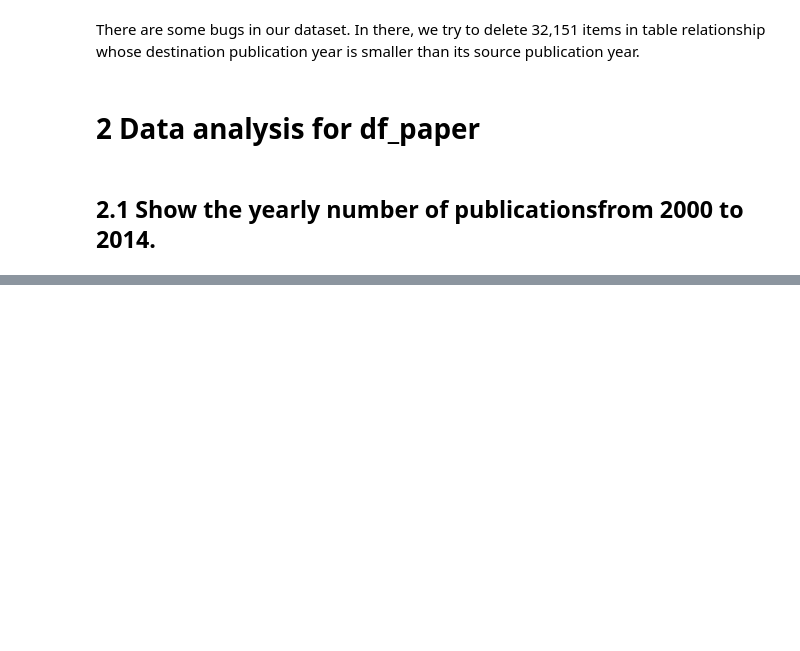
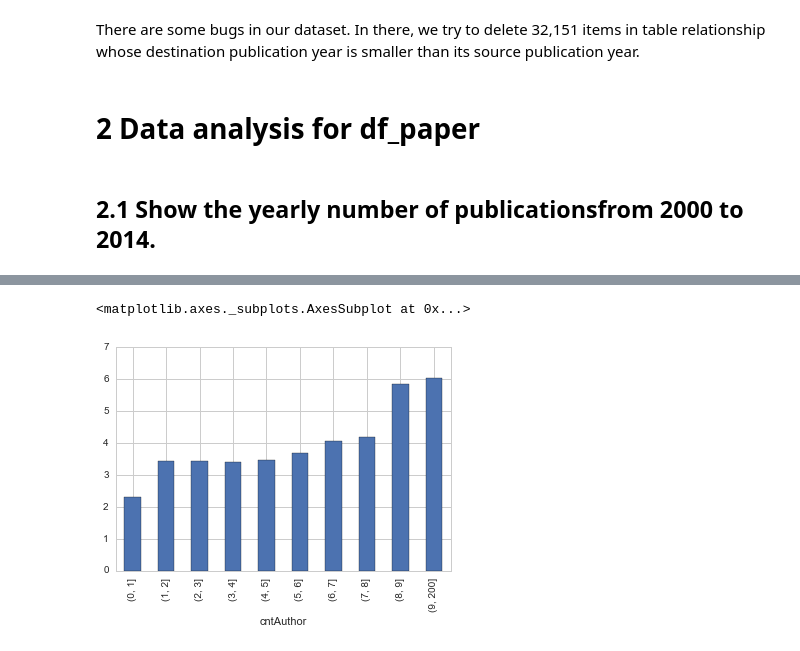
Before and after one commit to Jingfei-Han/citation_prediction, a Jupyter notebook: aminer_gai/myanalysis.ipynb, the cells around one changed output, grey strips where cells are left out. Drawn from its saved outputs; the diff is of its cells as text; code cells hidden in the pictures; blank space fills up the shorter version.

```diff
--- a/aminer_gai/myanalysis.ipynb
+++ b/aminer_gai/myanalysis.ipynb
@@ -216,0 +211,2 @@ But I think we need to consider the latest citation data in AMiner -- [citation]
+# %%
+grouped_paper = df_a2p.groupby('paper_paper_id')['author_author_id'].size()
@@ -216,0 +222,4 @@ But I think we need to consider the latest citation data in AMiner -- [citation]
+# %%
+df_cntAuthor = DataFrame(grouped_paper, columns=['cntAuthor'])
+# %%
+df_tmp = pd.merge(df_paper, df_cntAuthor, left_on='paper_id', right_index=True, how='left')
@@ -216,0 +235,4 @@ But I think we need to consider the latest citation data in AMiner -- [citation]
+# %%
+li = range(10)
+li.extend([200])
+cut = pd.cut(df_tmp.cntAuthor, li)
@@ -216,0 +253,5 @@ But I think we need to consider the latest citation data in AMiner -- [citation]
+# %%
+df_tmp.groupby(cut)['paper_nbCitation'].mean().plot(kind='bar')
+# %% [output]
+<matplotlib.axes._subplots.AxesSubplot at 0x...>
+[figure, added]
```
Also changed, not shown: parts of 16 cells of this notebook, 1 other file.
